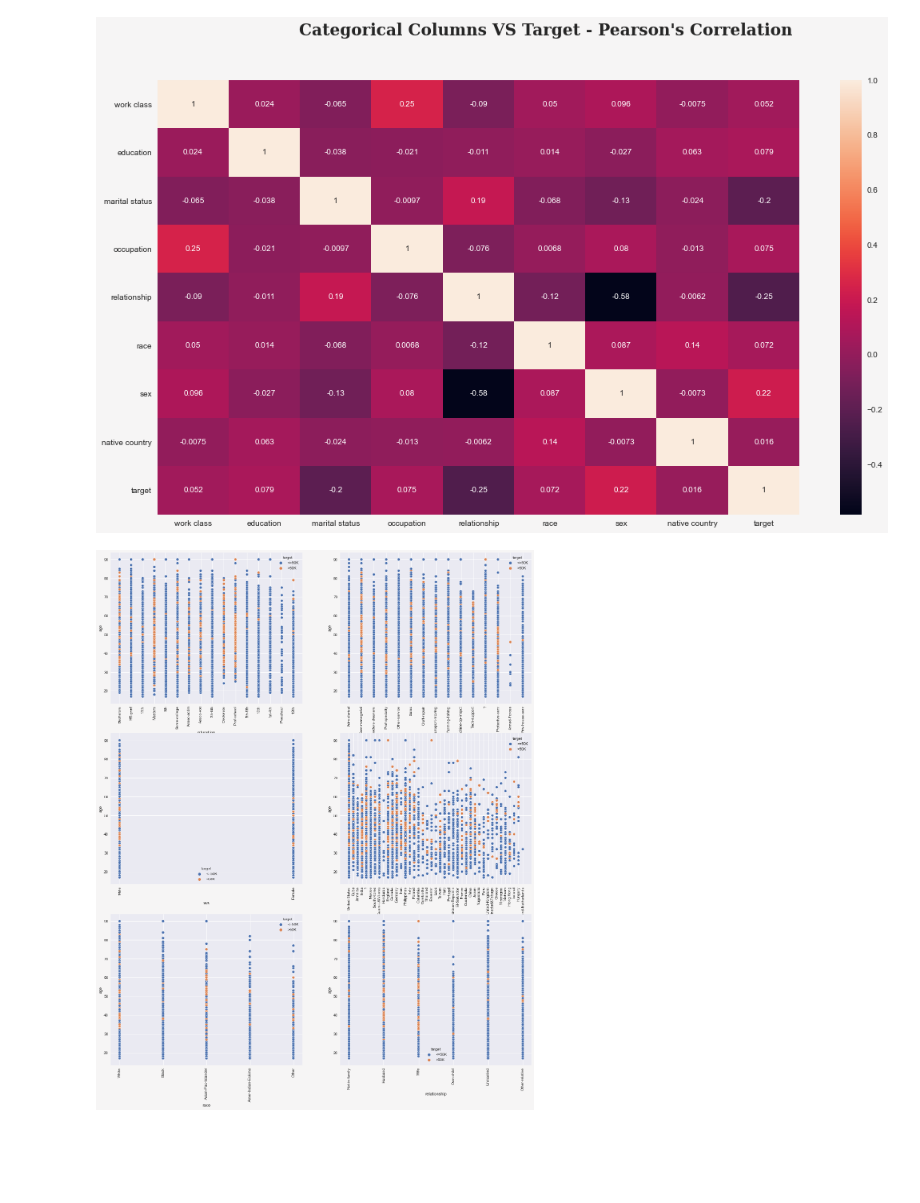
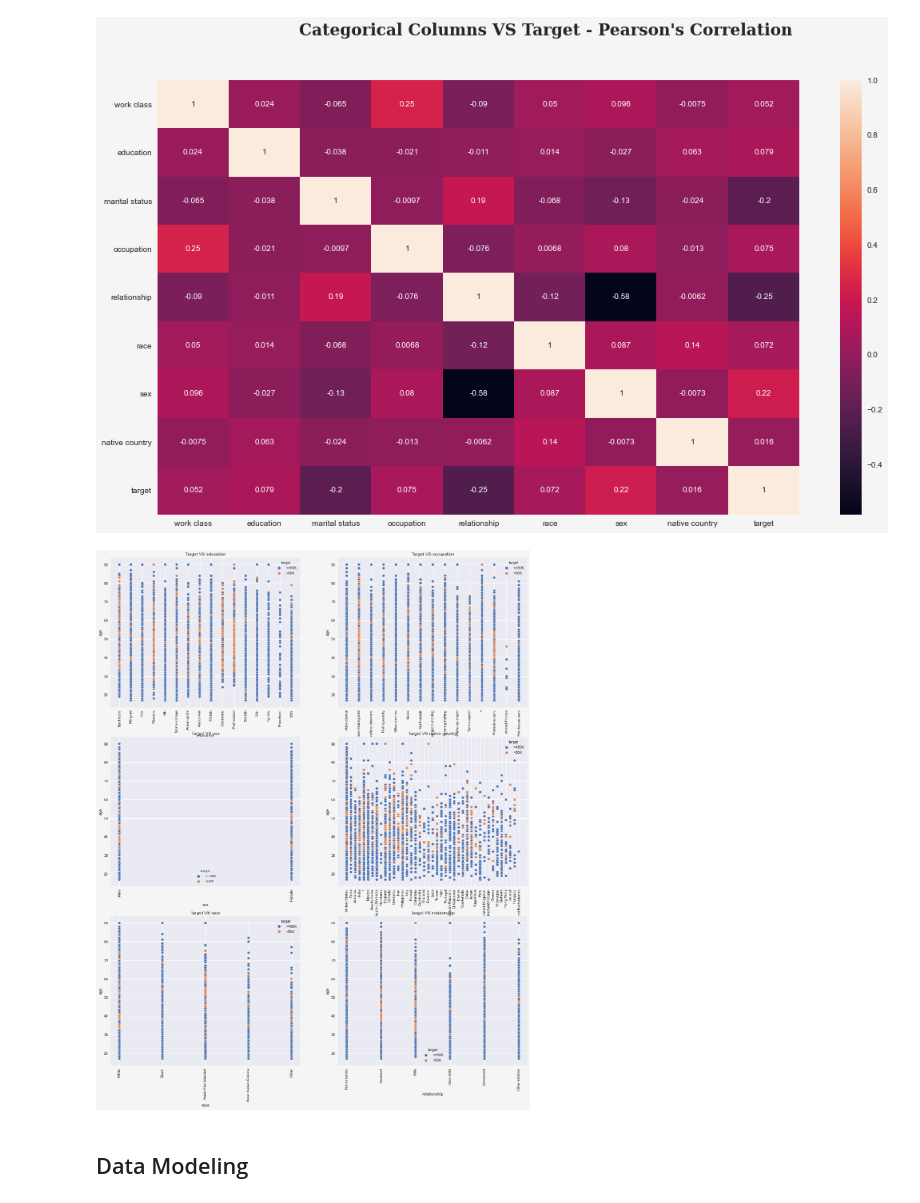
Before and after one commit to erwinleonardy/machine-learning, a Jupyter notebook: adult/erwin/erwin-adult.ipynb, the cells around one changed output. Cells and saved outputs as stored; diff of their text form; code cells hidden in the pictures; blank space fills up the shorter version.

Commit message:
Add Adult Prediction Model

```diff
--- a/adult/erwin/erwin-adult.ipynb
+++ b/adult/erwin/erwin-adult.ipynb
@@ -340,6 +383,7 @@ COLS = ['education number', 'final weight', 'capital gain', 'capital loss']
 
 fig, ax = plt.subplots(2, 2, figsize=(20, 20))
 for col, subplot in zip(COLS, ax.flatten()):
+    subplot.title.set_text(f'Age VS {col}')
     sns.lineplot(data=df, x='age', y=col, hue='target', ax=subplot)
     for label in subplot.get_xticklabels():
         label.set_rotation(90)
@@ -367,10 +411,13 @@ plt.show()
 # %%
 COLS = ['education', 'occupation', 'sex', 'native country', 'race', 'relationship']
 
 fig, ax = plt.subplots(3, 2, figsize=(20, 25))
 for col, subplot in zip(COLS, ax.flatten()):
+    subplot.title.set_text(f'Target VS {col}')
     sns.scatterplot(data=df, x=col, y="age", hue="target", palette="deep", ax=subplot)
     for label in subplot.get_xticklabels():
         label.set_rotation(90)
 # %% [output]
-[figure, old version]
+[figure, new version]
+# %% [markdown]
+## Data Modeling
```
Also changed, not shown: parts of 14 cells of this notebook.
